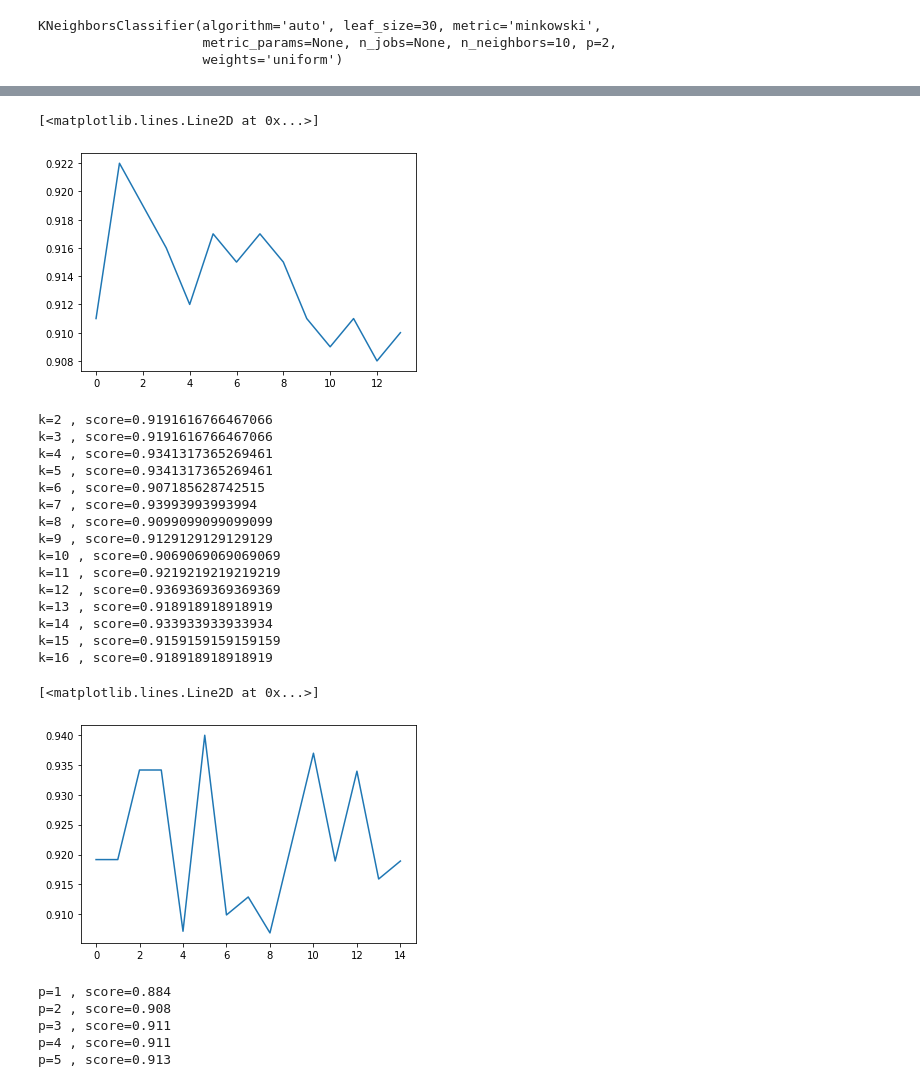
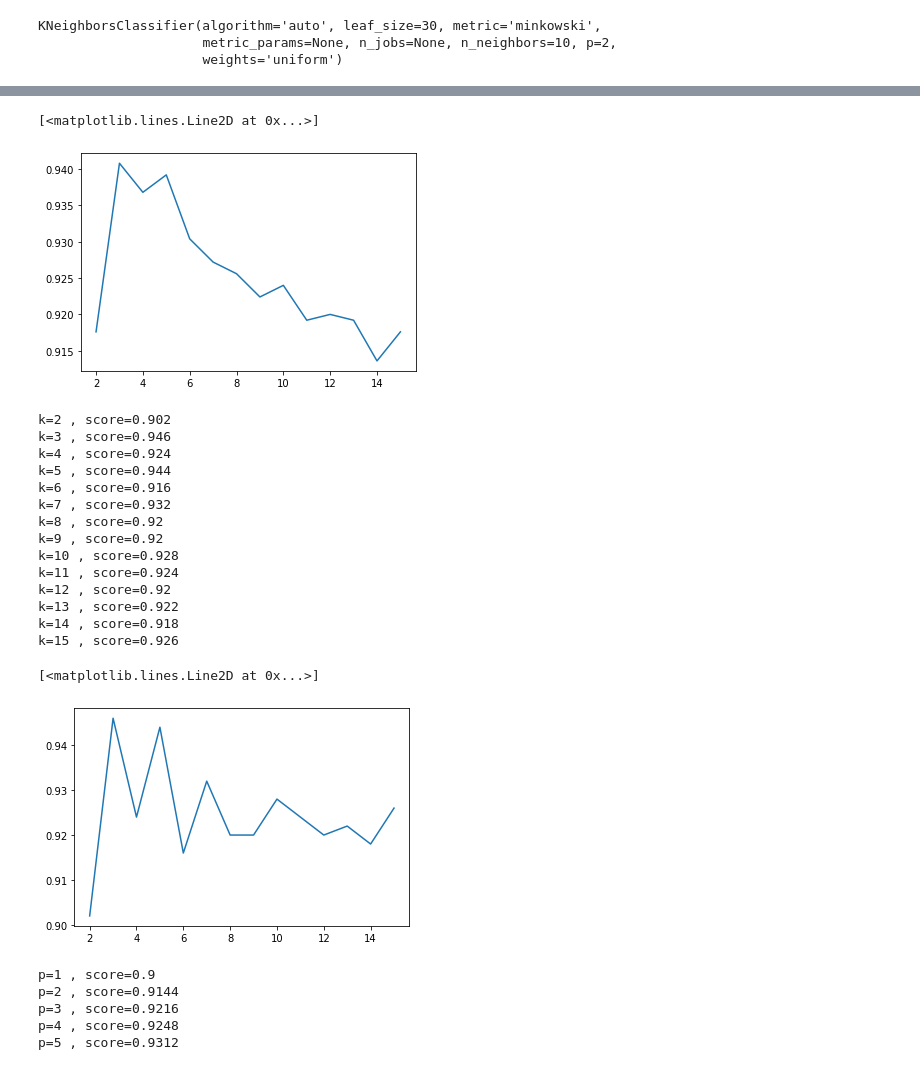
Before and after one commit to ThomasVialars/5A_apprentissage, a Jupyter notebook: tp1.ipynb, the cells around one changed output, grey strips where cells are left out. Drawn from its saved outputs; the diff is of its cells as text; code cells hidden in the pictures.

```diff
--- a/tp1.ipynb
+++ b/tp1.ipynb
@@ -139,7 +139,7 @@ index = np.random.randint(70000, size=5000)
 # %%
 data = [mnist.data[index], mnist.target[index]]
 # %%
-xtrain, xtest, ytrain, ytest = train_test_split(data[0], data[1], test_size=0.2)
+xtrain, xtest, ytrain, ytest = train_test_split(data[0], data[1], test_size=0.25)
 # %%
 clf = KNeighborsClassifier(10)
 # %%
@@ -167,7 +167,7 @@ clf.score(xtest, ytest)
 # %%
 scores = []
 for k in range(2, 16):
-    clf = KNeighborsClassifier(k, n_jobs=-1)
+    clf = KNeighborsClassifier(k)
     clf.fit(xtrain, ytrain)
     score = clf.score(xtest, ytest)
     scores.append(score)
@@ -190,63 +190,63 @@ k=15 , score=0.91
 # %%
-plt.plot(scores)
+plt.plot(np.arange(2, 16, 1), scores)
 # %% [output]
 [<matplotlib.lines.Line2D at 0x...>]
-[figure, old version]
+[figure, new version]
 # %%
 from sklearn.model_selection import KFold
-kf = KFold(n_splits=15, shuffle=True)
 
-k = 2
+kf = KFold(n_splits=10, shuffle=True)
 
 scores = []
-for train_index, test_index in kf.split(data[0]):
-    xtrain, xtest = data[0][train_index], data[0][test_index]
-    ytrain, ytest = data[1][train_index], data[1][test_index]
 
-    clf = KNeighborsClassifier(k, n_jobs=-1)
-    clf.fit(xtrain, ytrain)
+for k in range(2, 16):
+    clf = KNeighborsClassifier(k)
+
+    for train_index, test_index in kf.split(data[0]):
+        xtrain, xtest = data[0][train_index], data[0][test_index]
+        ytrain, ytest = data[1][train_index], data[1][test_index]
+
+        clf.fit(xtrain, ytrain)
+
     score = clf.score(xtest, ytest)
     scores.append(score)
     print("k=" + str(k) + " , score=" + str(score))
-
-    k += 1
 # %% [output]
-k=2 , score=0.9191616766467066
-k=3 , score=0.9191616766467066
-k=4 , score=0.9341317365269461
-k=5 , score=0.9341317365269461
-k=6 , score=0.907185628742515
-k=7 , score=0.93993993993994
-k=8 , score=0.9099099099099099
-k=9 , score=0.9129129129129129
-k=10 , score=0.9069069069069069
-k=11 , score=0.9219219219219219
-k=12 , score=0.9369369369369369
-k=13 , score=0.918918918918919
-k=14 , score=0.933933933933934
-k=15 , score=0.9159159159159159
-k=16 , score=0.918918918918919
+k=2 , score=0.902
+k=3 , score=0.946
+k=4 , score=0.924
+k=5 , score=0.944
+k=6 , score=0.916
+k=7 , score=0.932
+k=8 , score=0.92
+k=9 , score=0.92
+k=10 , score=0.928
+k=11 , score=0.924
+k=12 , score=0.92
+k=13 , score=0.922
+k=14 , score=0.918
+k=15 , score=0.926
 # %%
-plt.plot(scores)
+plt.plot(np.arange(2, 16, 1), scores)
 # %% [output]
 [<matplotlib.lines.Line2D at 0x...>]
-[figure, old version]
+[figure, new version]
 # %%
 index = np.random.randint(70000, size=5000)
 data = [mnist.data[index], mnist.target[index]]
-xtrain, xtest, ytrain, ytest = train_test_split(data[0], data[1], test_size=0.2)
+xtrain, xtest, ytrain, ytest = train_test_split(data[0], data[1], test_size=0.25)
 
 scores = []
 for p in range(1, 6):
-    clf = KNeighborsClassifier(10, p=p, n_jobs=-1)
+    clf = KNeighborsClassifier(10, p=p)
     clf.fit(xtrain, ytrain)
     score = clf.score(xtest, ytest)
     scores.append(score)
     print("p=" + str(p) + " , score=" + str(score))
 # %% [output]
-p=1 , score=0.884
-p=2 , score=0.908
-p=3 , score=0.911
-p=4 , score=0.911
-p=5 , score=0.913
+p=1 , score=0.9
+p=2 , score=0.9144
+p=3 , score=0.9216
+p=4 , score=0.9248
+p=5 , score=0.9312
 # %%
```
Also changed, not shown: parts of 15 cells of this notebook.
